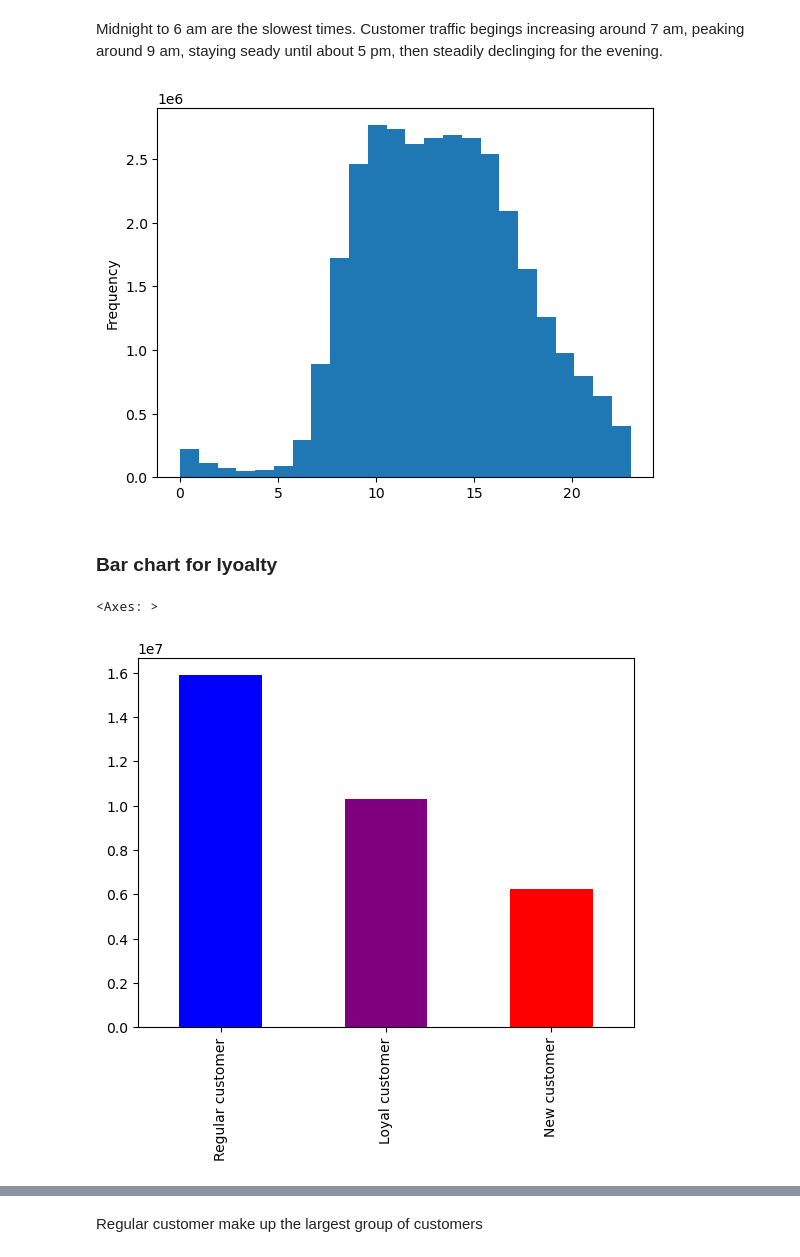
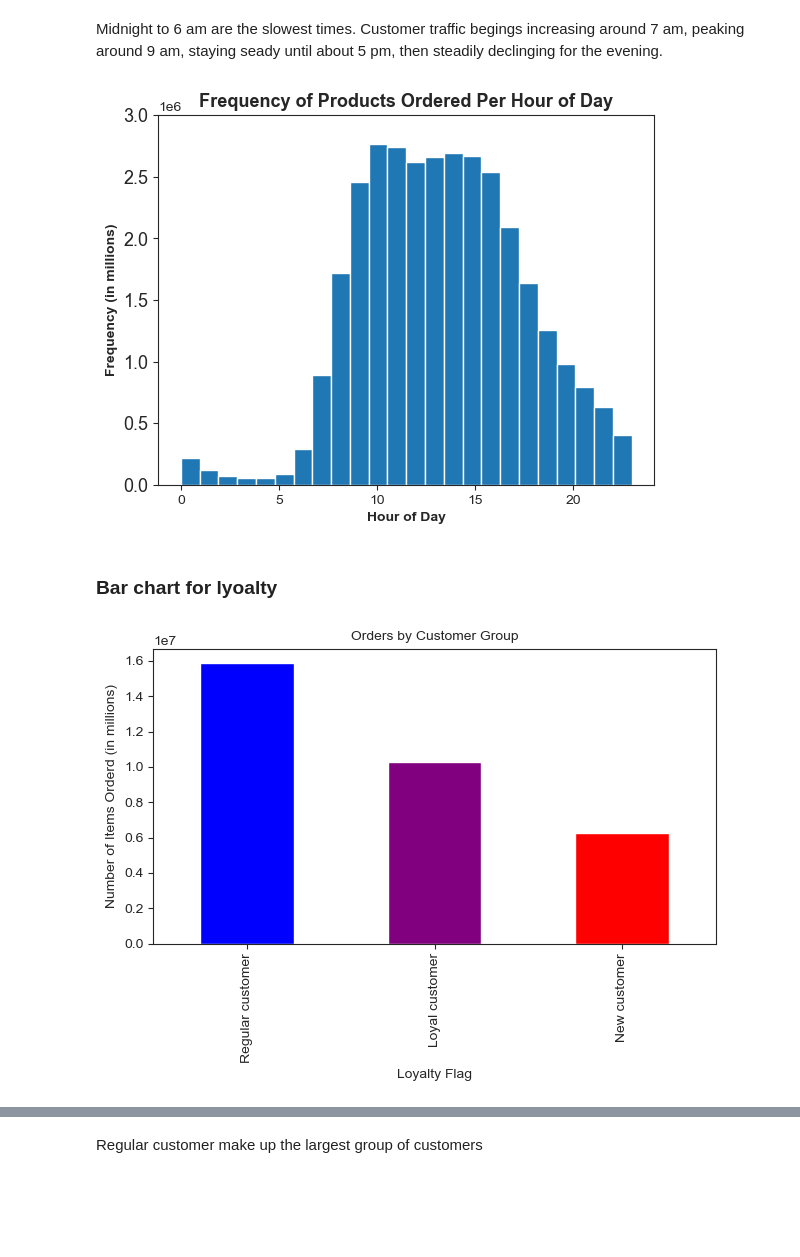
Before and after one commit to JennyferVik/IC-Analysis, a Jupyter notebook: Scripts/4.9 Part 2.ipynb, the cells around one changed output, grey strips where cells are left out. Drawn from its saved outputs; the diff is of its cells as text; code cells hidden in the pictures; blank space fills up the shorter version.

```diff
--- a/Scripts/4.9 Part 2.ipynb
+++ b/Scripts/4.9 Part 2.ipynb
@@ -122,5 +157,14 @@ line.figure.savefig(os.path.join(path, 'Analysis', 'Visualizations', 'line_dow_p
 # %% [markdown]
 ### Histogram for order hour of day
 # %%
-ic_data['order_hour_of_day'].plot.hist(bins = 24)
+#Creating a histogram to show orders by hour of the day - 24 hours of the day, 24 bins
+hist2 = ic_data['order_hour_of_day'].plot.hist(bins = 24)
+sns.set_style('ticks')
+plt.xlabel('Hour of Day',fontsize=10, fontweight = 'bold')
+plt.ylabel('Frequency (in millions)',fontsize=10, fontweight = 'bold')
+plt.xticks(fontsize=10)
+y_ticks = np.arange(1, 3100000, 500000)
+plt.yticks(y_ticks, fontsize=13)
+plt.title('Frequency of Products Ordered Per Hour of Day',fontsize=13, fontweight = 'bold')
+plt.show()
 # %% [output]
@@ -131,8 +174,16 @@ Midnight to 6 am are the slowest times. Customer traffic begings increasing arou
 # %%
 # saving chart
 hist_hour = ic_data['order_hour_of_day'].plot.hist(bins = 24)
+sns.set_style('ticks')
+plt.xlabel('Hour of Day',fontsize=10, fontweight = 'bold')
+plt.ylabel('Frequency (in millions)',fontsize=10, fontweight = 'bold')
+plt.xticks(fontsize=10)
+y_ticks = np.arange(1, 3100000, 500000)
+plt.yticks(y_ticks, fontsize=13)
+plt.title('Frequency of Products Ordered Per Hour of Day',fontsize=13, fontweight = 'bold')
+plt.show()
 # %% [output]
-[figure, old version]
+[figure, new version]
 # %%
 # exporting chart
 hist_hour.figure.savefig(os.path.join(path, 'Analysis', 'Visualizations', 'hist_hour.png'))
@@ -140,9 +191,13 @@ hist_hour.figure.savefig(os.path.join(path, 'Analysis', 'Visualizations', 'hist_
 ### Bar chart for lyoalty
 # %%
 ic_data['loyalty_flag'].value_counts().plot.bar(color = ['blue', 'purple', 'red'])
+plt.xlabel('Loyalty Flag', fontsize = 10,)
+plt.ylabel('Number of Items Orderd (in millions)', fontsize = 10)
+plt.title('Orders by Customer Group', fontsize = 10)
+plt.tight_layout()
+plt.show()
 # %% [output]
-<Axes: >
-[figure, old version]
+[figure, new version]
 # %%
 # saving bar chart
 bar_loyal = ic_data['loyalty_flag'].value_counts().plot.bar(color = ['blue', 'purple', 'red'])
```
Also changed, not shown: parts of 14 cells of this notebook.
